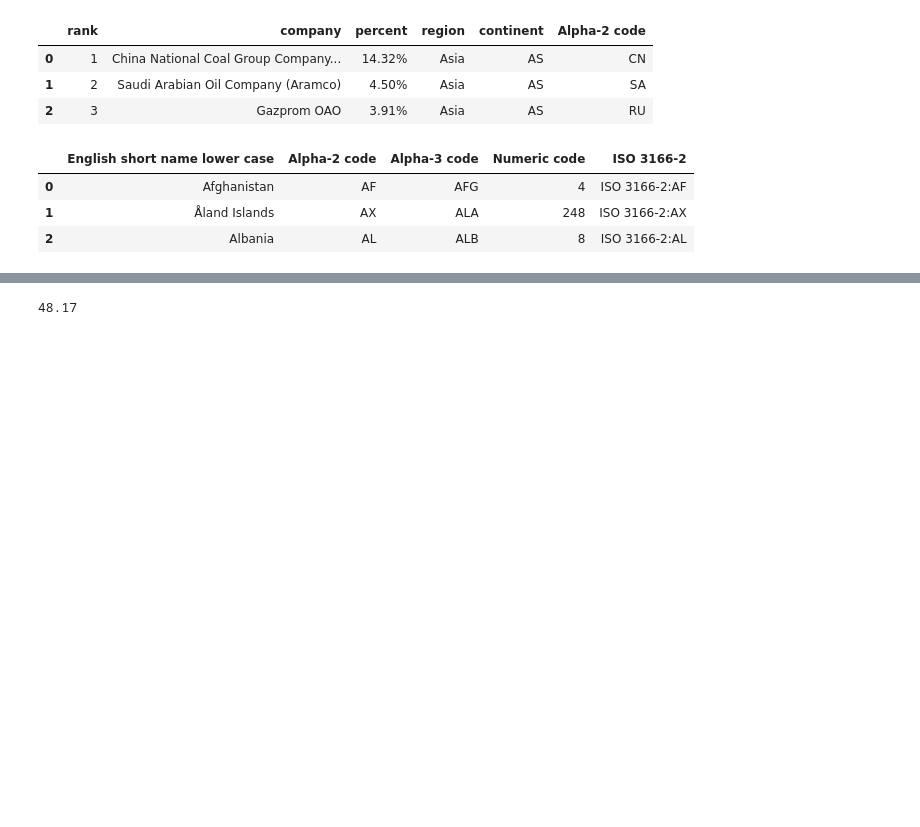
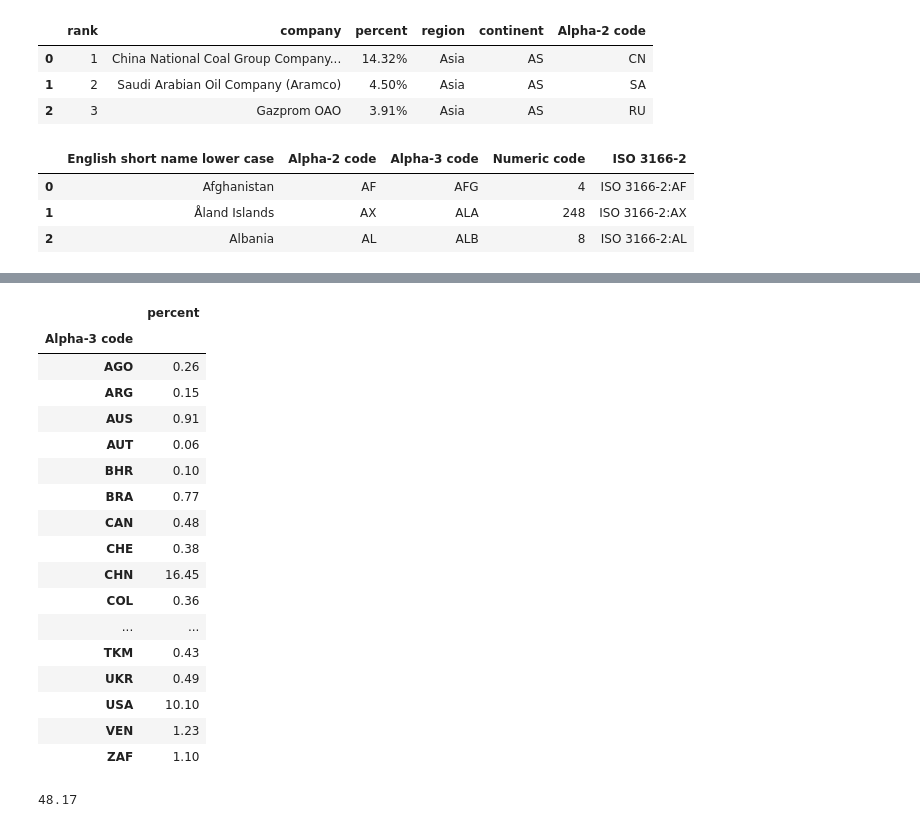
Before and after one commit to Nataliya-Aparina/Python_Project_2020, a Jupyter notebook: Code/co2_100company.ipynb, the cells around one changed output, grey strips where cells are left out. Drawn from its saved outputs; the diff is of its cells as text; code cells hidden in the pictures; blank space fills up the shorter version.

```diff
--- a/Code/co2_100company.ipynb
+++ b/Code/co2_100company.ipynb
@@ -75,0 +75,21 @@ df_new.head(22)
+# %%
+df_grouped
+# %% [output]
+|  | percent |
+| Alpha-3 code |  |
+| AGO | 0.26 |
+| ARG | 0.15 |
+| AUS | 0.91 |
+| AUT | 0.06 |
+| BHR | 0.10 |
+| BRA | 0.77 |
+| CAN | 0.48 |
+| CHE | 0.38 |
+| CHN | 16.45 |
+| COL | 0.36 |
+| ... | ... |
+| TKM | 0.43 |
+| UKR | 0.49 |
+| USA | 10.10 |
+| VEN | 1.23 |
+| ZAF | 1.10 |
```
Also changed, not shown: parts of 8 cells of this notebook, 2 other files.
